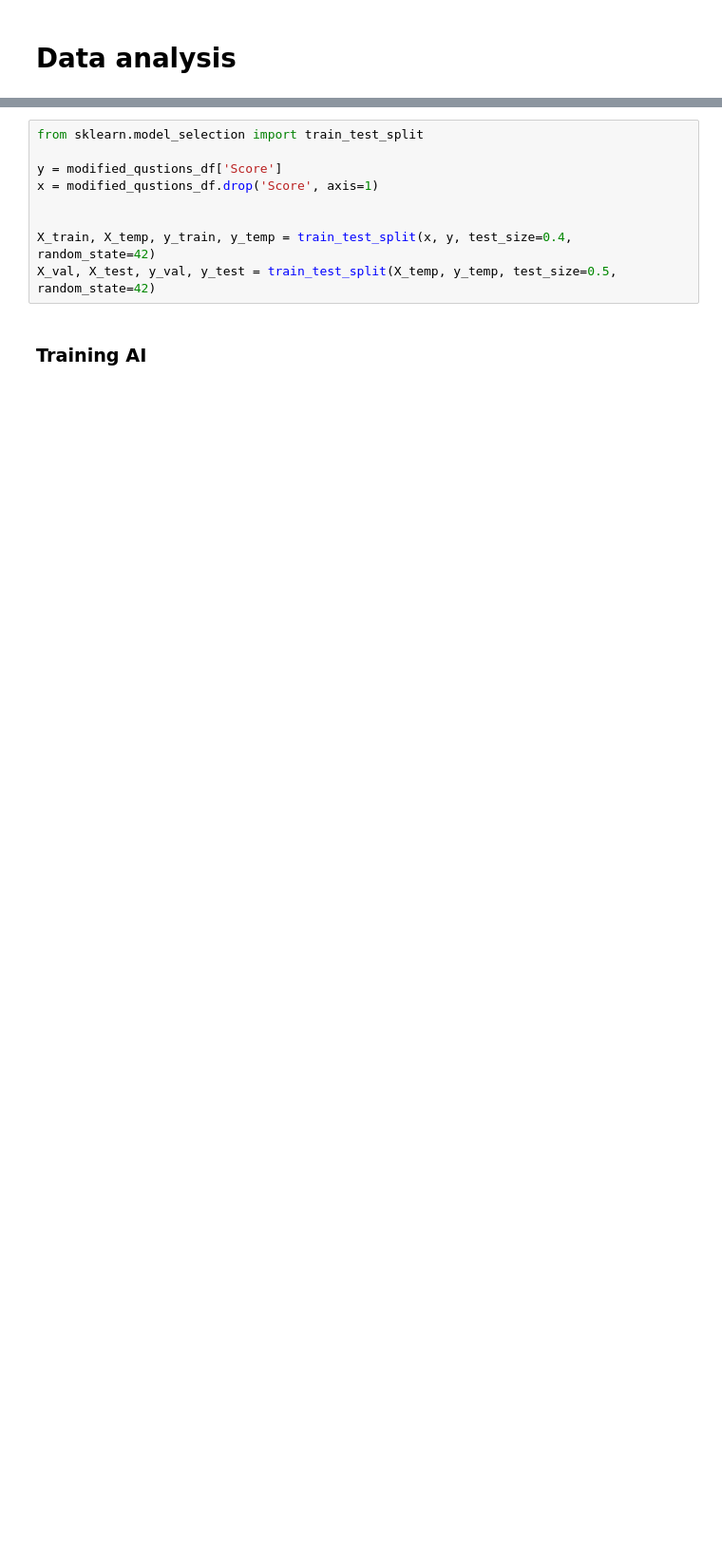
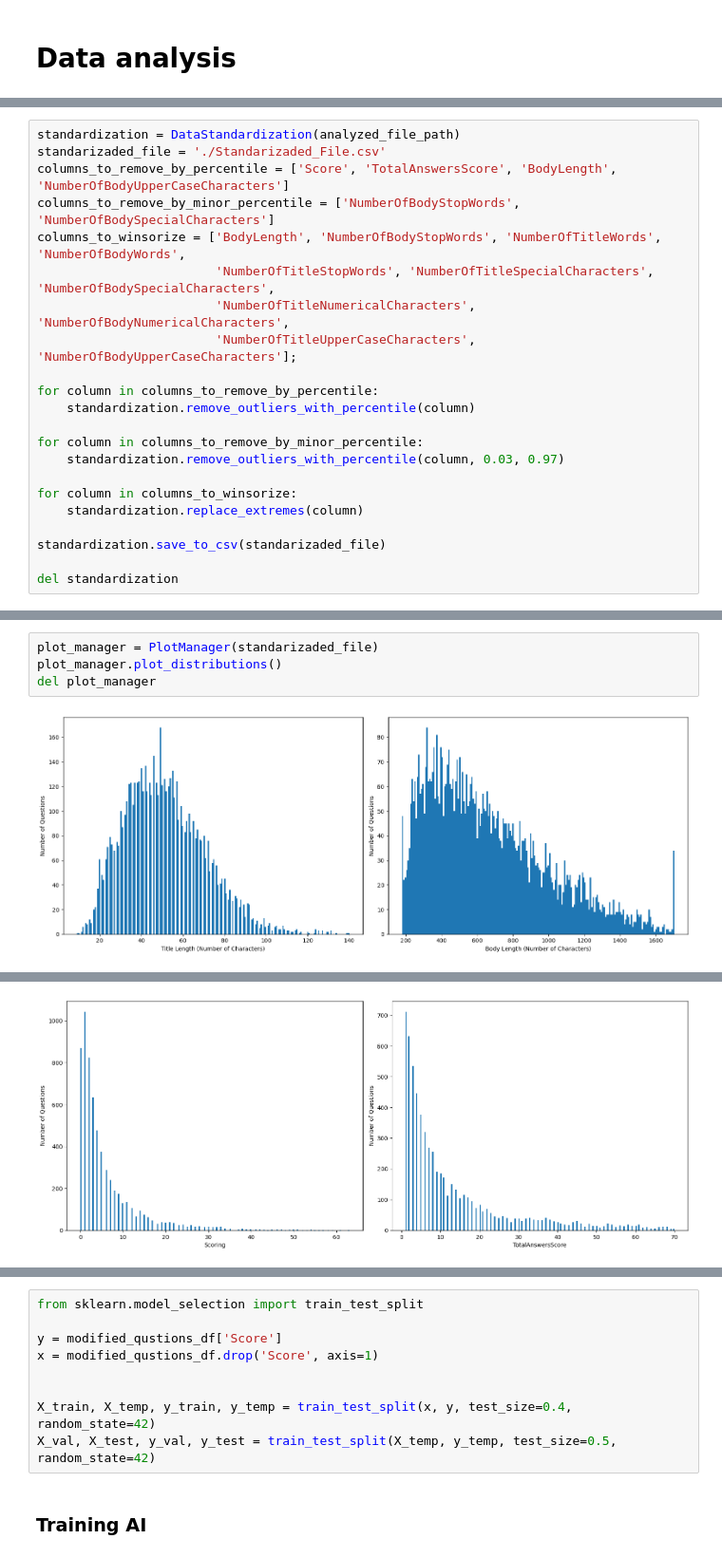
Before and after one commit to marcinkaczmarzyk/ai_stack_overflow, a Jupyter notebook: AI Stack Overflow predictions .ipynb, the cells around one changed output, grey strips where cells are left out. Shown at 95% size. Drawn from its saved outputs; the diff is of its cells as text; blank space fills up the shorter version.

Commit message:
data standarization

```diff
--- a/AI Stack Overflow predictions .ipynb
+++ b/AI Stack Overflow predictions .ipynb
@@ -255,0 +346,22 @@ del analysis
+# %%
+standardization = DataStandardization(analyzed_file_path)
+standarizaded_file = './Standarizaded_File.csv'
+columns_to_remove_by_percentile = ['Score', 'TotalAnswersScore', 'BodyLength', 'NumberOfBodyUpperCaseCharacters']
+columns_to_remove_by_minor_percentile = ['NumberOfBodyStopWords', 'NumberOfBodySpecialCharacters']
+columns_to_winsorize = ['BodyLength', 'NumberOfBodyStopWords', 'NumberOfTitleWords', 'NumberOfBodyWords',
+                        'NumberOfTitleStopWords', 'NumberOfTitleSpecialCharacters', 'NumberOfBodySpecialCharacters',
+                        'NumberOfTitleNumericalCharacters', 'NumberOfBodyNumericalCharacters',
+                        'NumberOfTitleUpperCaseCharacters', 'NumberOfBodyUpperCaseCharacters'];
+
+for column in columns_to_remove_by_percentile:
+    standardization.remove_outliers_with_percentile(column)
+
+for column in columns_to_remove_by_minor_percentile:
+    standardization.remove_outliers_with_percentile(column, 0.03, 0.97)
+
+for column in columns_to_winsorize:
+    standardization.replace_extremes(column)
+
+standardization.save_to_csv(standarizaded_file)
+
+del standardization
@@ -255,0 +370,6 @@ del analysis
+# %%
+plot_manager = PlotManager(standarizaded_file)
+plot_manager.plot_distributions()
+del plot_manager
+# %% [output]
+[figure, added]
@@ -256,2 +378,3 @@ del analysis
+[figure, added]
 # %%
 
```
Also changed, not shown: parts of 17 cells of this notebook, 4 other files.
